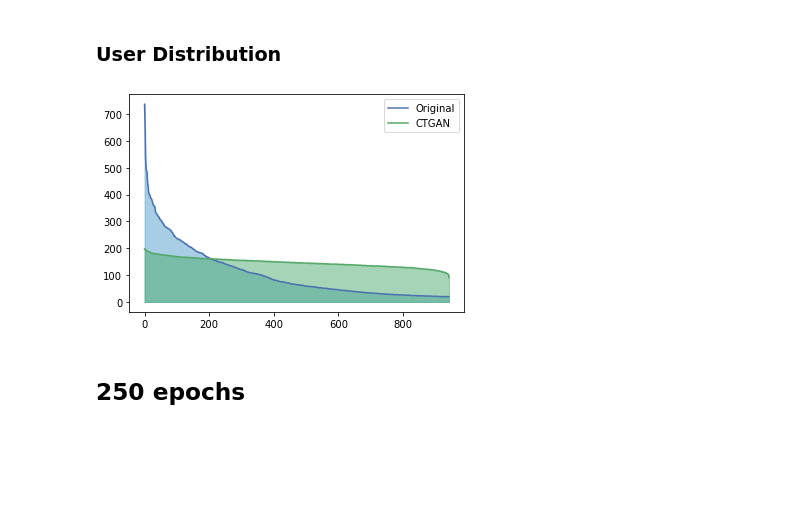
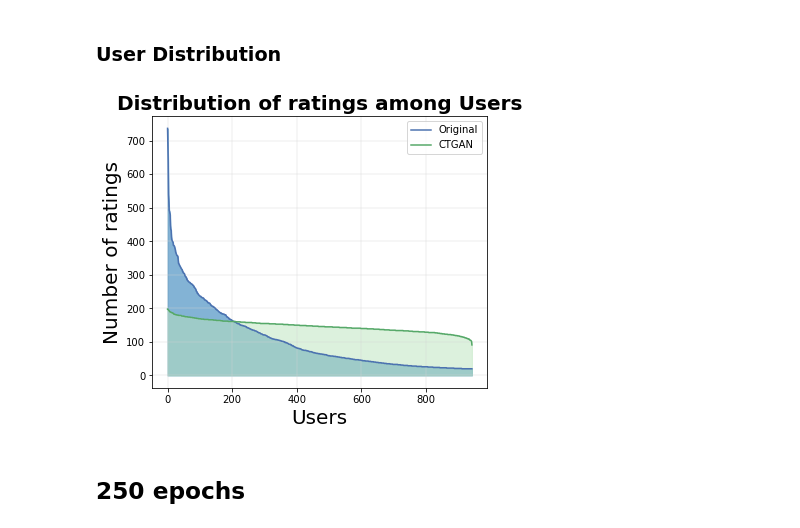
Before and after one commit to joranerogier/RecSysProject, a Jupyter notebook: Data visualisation.ipynb, the cells around one changed output. Drawn from its saved outputs; the diff is of its cells as text; code cells hidden in the pictures; blank space fills up the shorter version.

```diff
--- a/Data visualisation.ipynb
+++ b/Data visualisation.ipynb
@@ -60,11 +86,19 @@ plt.legend(loc='upper right')'''
 # %%
-def plot_distribution(df_orig, df_syn):
+def plot_distribution(df_orig, df_syn, type_plot):
+    plt.figure(figsize=(6,5))
+    plt.grid(linewidth=0.4, color='lightgray')
     plt.plot(range(len(df_orig)), df_orig['counts'], label='Original')
-    plt.fill_between(range(len(df_orig)), df_orig['counts'], color='#539ecd', alpha=0.5)
+    plt.fill_between(range(len(df_orig)), df_orig['counts'], color='#0868ac', alpha=0.5)
 
     plt.plot(range(len(df_syn)), df_syn['counts'], label='CTGAN')
-    plt.fill_between(range(len(df_syn)), df_syn['counts'], color='#4cad6e', alpha=0.5)
+    plt.fill_between(range(len(df_syn)), df_syn['counts'], color='#bae4bc', alpha=0.5)
+
+    plt.grid('on')
     plt.legend(loc='upper right')
+    plt.title(f'Distribution of ratings among {type_plot}', size= 20, fontweight='bold')
+    plt.xlabel(type_plot, size= 20)#, fontweight='bold')
+    plt.ylabel('Number of ratings', size= 20)#, fontweight='bold')
+    plt.savefig (f"ml100k_UIM_{type_plot}Distribution.png")
 # %%
 plot_distribution(df_items_orig, df_items_syn)
 # %% [output]
@@ -139,9 +173,9 @@ df_users_orig = df_users_orig.sort_values(by='counts', ascending=False)
 df_users_syn = syn_data.groupby('user').size().reset_index(name='counts')
 df_users_syn = df_users_syn.sort_values(by='counts', ascending=False)
 # %%
-plot_distribution(df_users_orig, df_users_syn)
+plot_distribution(df_users_orig, df_users_syn, 'Users')
 # %% [output]
-[figure, old version]
+[figure, new version]
 # %% [markdown]
 ## 250 epochs
 # %%
```
Also changed, not shown: parts of 2 cells of this notebook, 31 other files.
